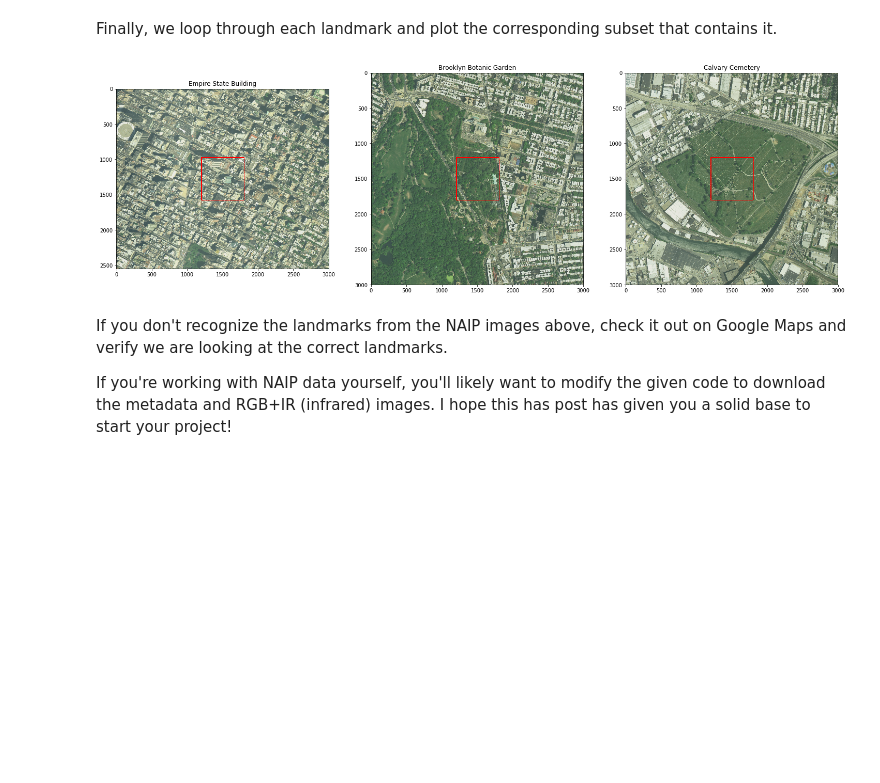
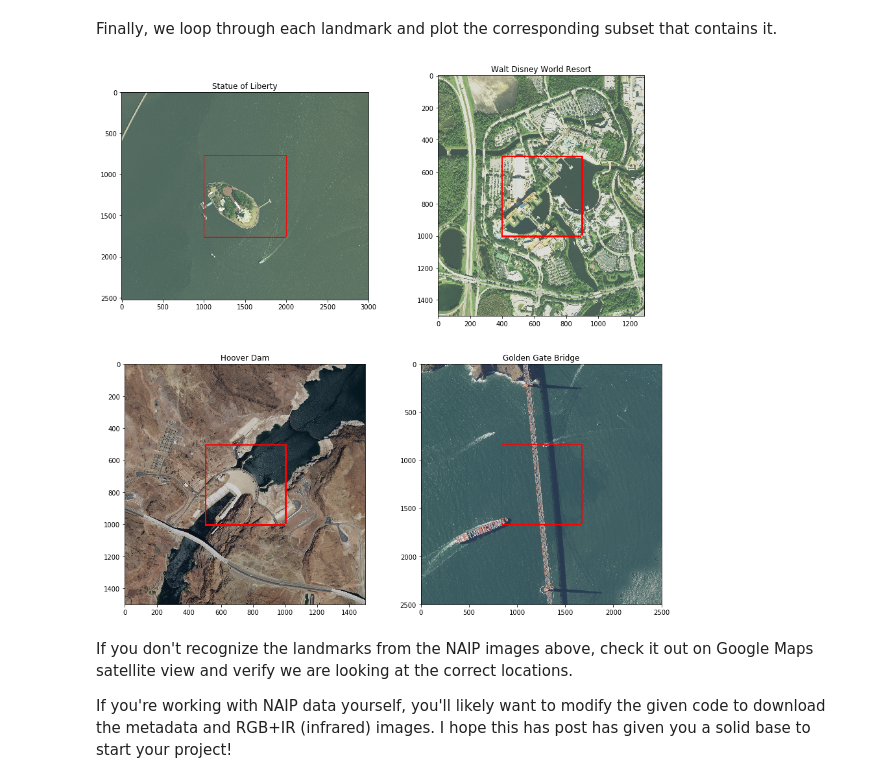
Before and after one commit to carMartinez/naip_quadrangle_downloader, a Jupyter notebook: quadrangle_calculator.ipynb, the cells around one changed output. Cells and saved outputs as stored; diff of their text form; code cells hidden in the pictures; blank space fills up the shorter version.

Commit message:
Add ex image. Update nb tutorial.

```diff
--- a/quadrangle_calculator.ipynb
+++ b/quadrangle_calculator.ipynb
@@ -199,18 +212,21 @@ Let's use this function to find the quadrangles for some different landmarks. We
 # %%
 places = {
-    'Empire State Building' : {'state': 'ny'},
-    'Brooklyn Botanic Garden': {'state': 'ny'},
-    'Calvary Cemetery': {'state': 'ny'}
+    'Statue of Liberty' : {'state': 'ny'},
+    'Walt Disney World Resort': {'state': 'fl'},
+    'Hoover Dam': {'state': 'az'},
+    'Golden Gate Bridge': {'state': 'ca'}
 }
 
-geolocator = Nominatim()
+api_key = os.environ.get('GOOG_GEOLOCATOR_API_KEY')
+geolocator = GoogleV3(api_key)
+
 for place, place_info in places.items():
     state = place_info['state']
     loc = geolocator.geocode(place + ' ' + state)
     lat, lon = loc.latitude, loc.longitude
-    quad_id = get_quad_id(lat, lon)
+    doqq_id = get_doqq_id(lat, lon)
 
-    place_info['quad_id'] = quad_id
+    place_info['doqq_id'] = doqq_id
     place_info['coords'] = (lat, lon)
 
 
@@ -291,23 +285,20 @@ which outputs (for me)
 # %%
-## Define where AWS CLI lives and where images go
-aws_cli_path = '/home/carlos/anaconda3/envs/geo/bin/aws'
-aws_cmd_base = aws_cli_path + ' s3api get-object --bucket aws-naip --key {} --request-payer requester {}'
+aws_cmd_base = 'aws s3api get-object --bucket aws-naip --key {} --request-payer requester {}'
 img_dir = 'naip/img/'
 
 for place, place_info in places.items():
 
     ## Create local image path
     key = place_info['naip_key']
-    state = place_info['state']
-    img_path = img_dir + state + '_' + key.split('/')[-1]
+    img_path = img_dir + key.split('/')[-1]
     place_info['img_path'] = img_path
 
     ## Download from NAIP if not already downloaded
     aws_cmd = aws_cmd_base.format(key, img_path)
     if os.path.isfile(img_path):
-        print('Skipping {}'.format(key))
+        print('Skipping {}\n'.format(key))
     else:
-        print('Downloading {} with the following command:\n{}'.format(key, aws_cmd))
+        print('Downloading {} with the following command:\n{}\n'.format(key, aws_cmd))
         subprocess.run(aws_cmd, shell = True)
 
 print()
@@ -343,7 +332,14 @@ To verify the function works, for each landmark we
 
 These steps are wrapped up into the function `create_subset` defined below.
 # %%
-def create_subset(img_path, lat, lon, mask_len = 1500, box_len = 300, box_pad = 10):
+def create_subset(img_path, lat, lon, mask_len = 1500, box_len = 500, box_pad = 10):
+    '''
+    img_path: Path to a GeoTiff containing (lat, lon).
+    lat, lon: Coordinates that the output will be centered on.
+    mask_len: Side length in meters of the cropped output image.
+    box_len: Side length in meters of a box drawn around (lat, lon)
+    box_pad: Line width in pixels of the box
+    '''
 
     with rasterio.open(img_path) as src:
 
@@ -379,25 +375,23 @@ def create_subset(img_path, lat, lon, mask_len = 1500, box_len = 300, box_pad =
 # %% [markdown]
 Finally, we loop through each landmark and plot the corresponding subset that contains it.
 # %%
-fig, axes = plt.subplots(1, len(places), figsize = (25, 10))
+fig, axes = plt.subplots(2, 2, figsize = (15, 15))
+axes = axes.flatten()
 
-i = 0
-for place, place_info in places.items():
+for i, (place, place_info) in enumerate(places.items()):
 
     img_path = place_info['img_path']
     lat, lon = place_info['coords']
     img_arr = create_subset(img_path, lat, lon)
 
     ax = axes[i]
     ax.set_title(place)
     ax.imshow(img_arr)
 
-    i = i + 1
-
 fig.savefig('example_images.png')
 # %% [output]
-[figure, old version]
+[figure, new version]
 # %% [markdown]
-If you don't recognize the landmarks from the NAIP images above, check it out on Google Maps and verify we are looking at the correct landmarks.
+If you don't recognize the landmarks from the NAIP images above, check it out on Google Maps satellite view and verify we are looking at the correct locations.
 
 If you're working with NAIP data yourself, you'll likely want to modify the given code to download the metadata and RGB+IR (infrared) images. I hope this has post has given you a solid base to start your project!
```
Also changed, not shown: parts of 14 cells of this notebook, 1 other file.
